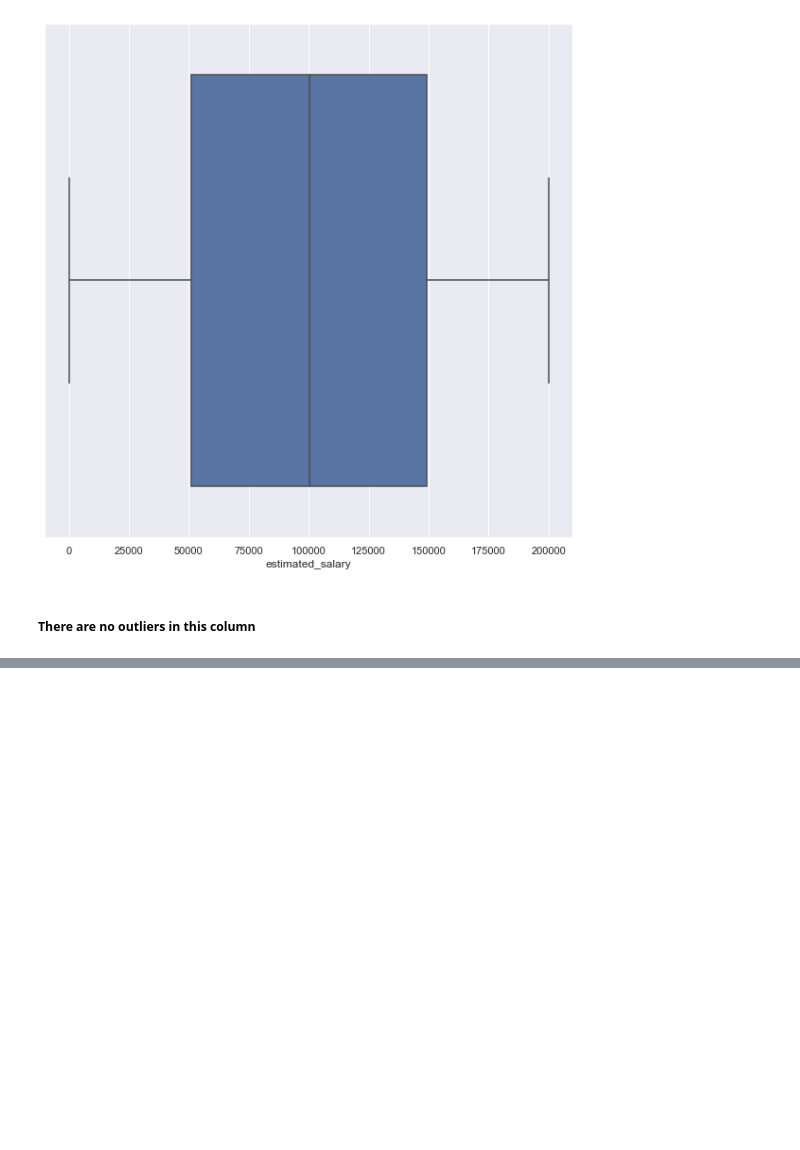
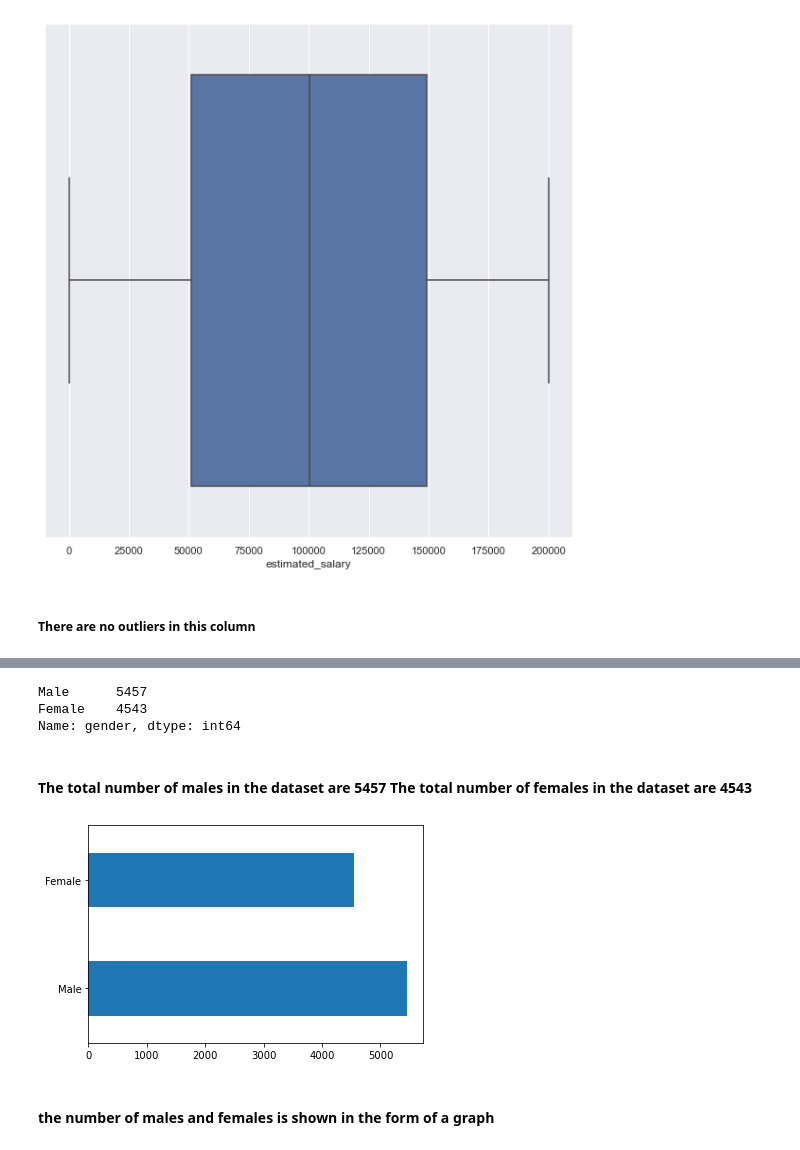
Before and after one commit to Raj-Ranjan-Singh/EDA-Project, a Jupyter notebook: Bank Customer Churn Dataset EDA.ipynb, the cells around one changed output, grey strips where cells are left out. Drawn from its saved outputs; the diff is of its cells as text; code cells hidden in the pictures; blank space fills up the shorter version.

```diff
--- a/Bank Customer Churn Dataset EDA.ipynb
+++ b/Bank Customer Churn Dataset EDA.ipynb
@@ -227,0 +262,18 @@ sns.boxplot(df['estimated_salary'])
+# %%
+df.gender.value_counts()
+# %% [output]
+Male      5457
+Female    4543
+Name: gender, dtype: int64
+# %% [markdown]
+<h4>The total number of males in the dataset are 5457
+    The total number of females in the dataset are 4543
+</h4>
+# %%
+df.gender.value_counts().plot.barh()
+plt.show()
+# %% [output]
+[figure, added]
+# %% [markdown]
+<h4>the number of males and females is shown in the form of a graph
+</h4>
```
Also changed, not shown: parts of 21 cells of this notebook.
